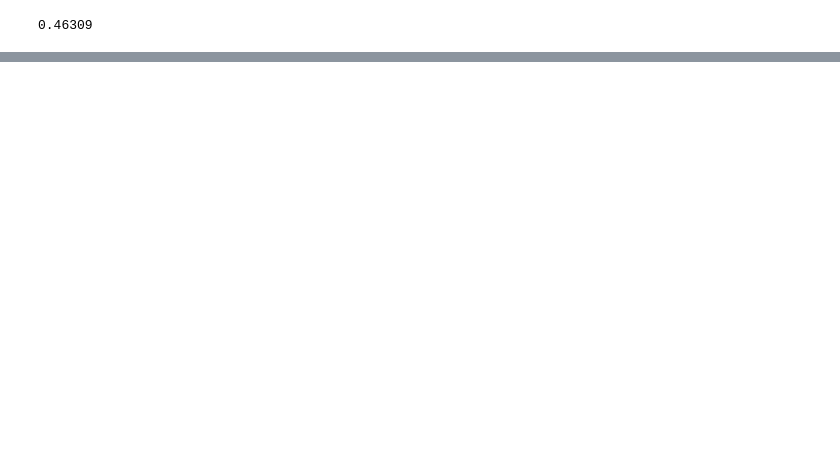
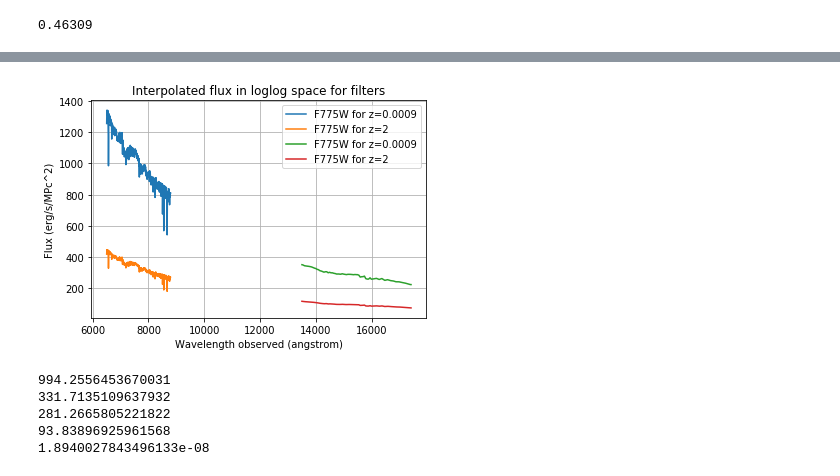
Before and after one commit to dziouba/PoG, a Jupyter notebook: PoGcomputerassign.ipynb, the cells around one changed output, grey strips where cells are left out. Saved outputs shown, nothing was run; the diff lists cells and outputs as text; code cells hidden in the pictures; blank space fills up the shorter version.

```diff
--- a/PoGcomputerassign.ipynb
+++ b/PoGcomputerassign.ipynb
@@ -76,0 +92,44 @@ print(convol2)
+# %%
+finterp1 = interp1d(wavelobs, flux1)
+finterp2 = interp1d(wavelobs, flux2)
+f1_F775W = finterp1(wavel_F775W)
+f2_F775W = finterp2(wavel_F775W)
+f1_F160W = finterp1(wavel_F160W)
+f2_F160W = finterp2(wavel_F160W)
+
+fig = figure()
+frame = fig.add_subplot(1,1,1)
+frame.plot(wavel_F775W, f1_F775W, label = f'F775W for z={z1:.4f}')
+frame.plot(wavel_F775W, f2_F775W, label = f'F775W for z=2')
+frame.plot(wavel_F160W, f1_F160W, label = f'F775W for z={z1:.4f}')
+frame.plot(wavel_F160W, f2_F160W, label = f'F775W for z=2')
+
+frame.set_xlabel('Wavelength observed (angstrom)')
+frame.set_ylabel('Flux (erg/s/MPc^2)')
+frame.set_title('Interpolated flux in loglog space for filters')
+frame.grid()
+frame.legend()
+show()
+# %% [output]
+[figure, added]
+# %%
+#using simspons rule to determine the convolution integrals
+convol1_F775W = simps(f1_F775W*trans_F775W, wavel_F775W)/simps(trans_F775W, wavel_F775W)
+convol2_F775W = simps(f2_F775W*trans_F775W, wavel_F775W)/simps(trans_F775W, wavel_F775W)
+convol1_F160W = simps(f1_F160W*trans_F160W, wavel_F160W)/simps(trans_F160W, wavel_F160W)
+convol2_F160W = simps(f2_F160W*trans_F160W, wavel_F160W)/simps(trans_F160W, wavel_F160W)
+
+print(convol1_F775W)
+print(convol2_F775W)
+print(convol1_F160W)
+print(convol2_F160W)
+
+c = 3e18 #speed of ligh in angstrom/s
+fluxnu1_F775W=convol1_F775W*abs(np.max(wavel_F775W)-np.min(wavel_F775W))/abs(c/np.max(wavel_F775W)-c/np.min(wavel_F775W))
+print(fluxnu1_F775W)
+# %% [output]
+994.2556453670031
+331.7135109637932
+281.2665805221822
+93.83896925961568
+1.8940027843496133e-08
```
Also changed, not shown: parts of 8 cells of this notebook.
